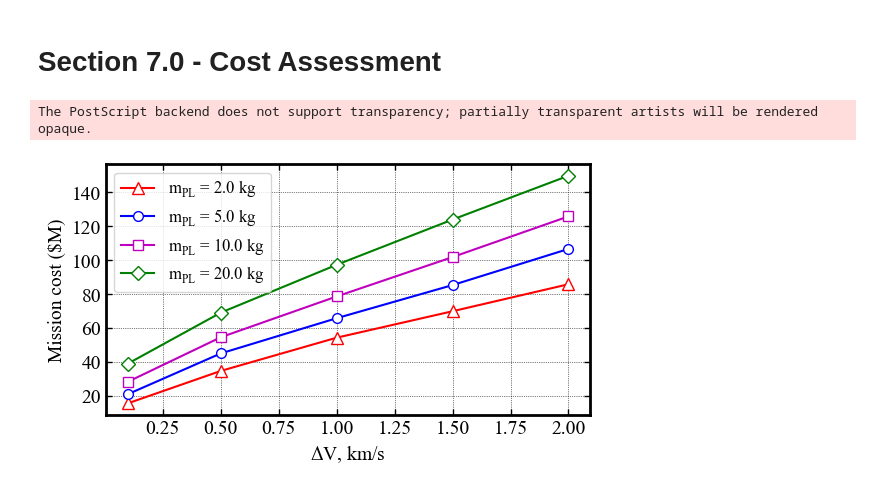
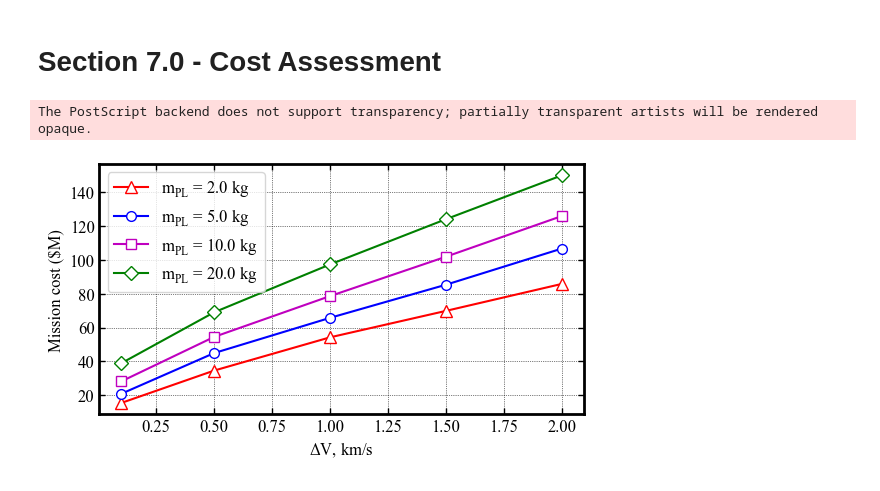
Before and after one commit to athulpg007/AMAT, a Jupyter notebook: examples/acta-astronautica/smallsat-mission-concepts/section-7-0-cost-assessment.ipynb, the cells around one changed output. Cells and saved outputs as stored; diff of their text form; code cells hidden in the pictures.

```diff
--- a/examples/acta-astronautica/smallsat-mission-concepts/section-7-0-cost-assessment.ipynb
+++ b/examples/acta-astronautica/smallsat-mission-concepts/section-7-0-cost-assessment.ipynb
@@ -22,42 +22,42 @@ plt.plot(chem_DV, chem_data[4][1:], label=r'$m_{PL}$' +' = '+str(chem_data[4][0]
 plt.plot(chem_DV, chem_data[9][1:], label=r'$m_{PL}$' +' = '+str(chem_data[9][0])+ ' kg', color='m', marker='s', mfc='w', markeredgewidth=1, markersize=7, linestyle='solid')
 plt.plot(chem_DV, chem_data[19][1:], label=r'$m_{PL}$' +' = '+str(chem_data[19][0])+ ' kg', color='g', marker='D', mfc='w', markeredgewidth=1, markersize=7, linestyle='solid')
 
-plt.xlabel(r'$\Delta V$'+', km/s', fontsize=14)
-plt.ylabel('Mission cost ($M)', fontsize=14)
+plt.xlabel(r'$\Delta V$'+', km/s', fontsize=12)
+plt.ylabel('Mission cost ($M)', fontsize=12)
 
-plt.yticks(fontsize=14)
-plt.xticks(fontsize=14)
+plt.yticks(fontsize=12)
+plt.xticks(fontsize=12)
 ax = plt.gca()
 ax.tick_params(direction='in')
 ax.yaxis.set_ticks_position('both')
 ax.xaxis.set_ticks_position('both')
 
 ax.set_zorder(1)
 ax=plt.gca()
 ax.xaxis.set_tick_params(direction='in', which='both')
 ax.yaxis.set_tick_params(direction='in', which='both')
 ax.xaxis.set_tick_params(width=1, length=4)
 ax.yaxis.set_tick_params(width=1, length=4)
 ax.xaxis.set_tick_params(width=1, length=4, which='minor')
 ax.yaxis.set_tick_params(width=1, length=4, which='minor')
 ax.xaxis.grid(which='major', color='k', linestyle='dotted', linewidth=0.5)
 ax.xaxis.grid(which='minor', color='k', linestyle='dotted', linewidth=0.0)
 ax.yaxis.grid(which='major', color='k', linestyle='dotted', linewidth=0.5)
 ax.yaxis.grid(which='minor', color='k', linestyle='dotted', linewidth=0.0)
 
 plt.legend(loc='upper left', fontsize=12)
 
 
 for axis in ['top', 'bottom', 'left', 'right']:
     ax.spines[axis].set_linewidth(2)
 
 plt.savefig('../../../data/acta-astronautica/smallsat-mission-concepts/cost-assessment.png', dpi= 300,bbox_inches='tight')
 plt.savefig('../../../data/acta-astronautica/smallsat-mission-concepts/cost-assessment.pdf', dpi=300,bbox_inches='tight')
 plt.savefig('../../../data/acta-astronautica/smallsat-mission-concepts/cost-assessment.eps', dpi=300,bbox_inches='tight')
 
 
 
 plt.show()
 # %% [output]
 The PostScript backend does not support transparency; partially transparent artists will be rendered opaque.
-[figure, old version]
+[figure, new version]
```
Also changed, not shown: 3 other files.
